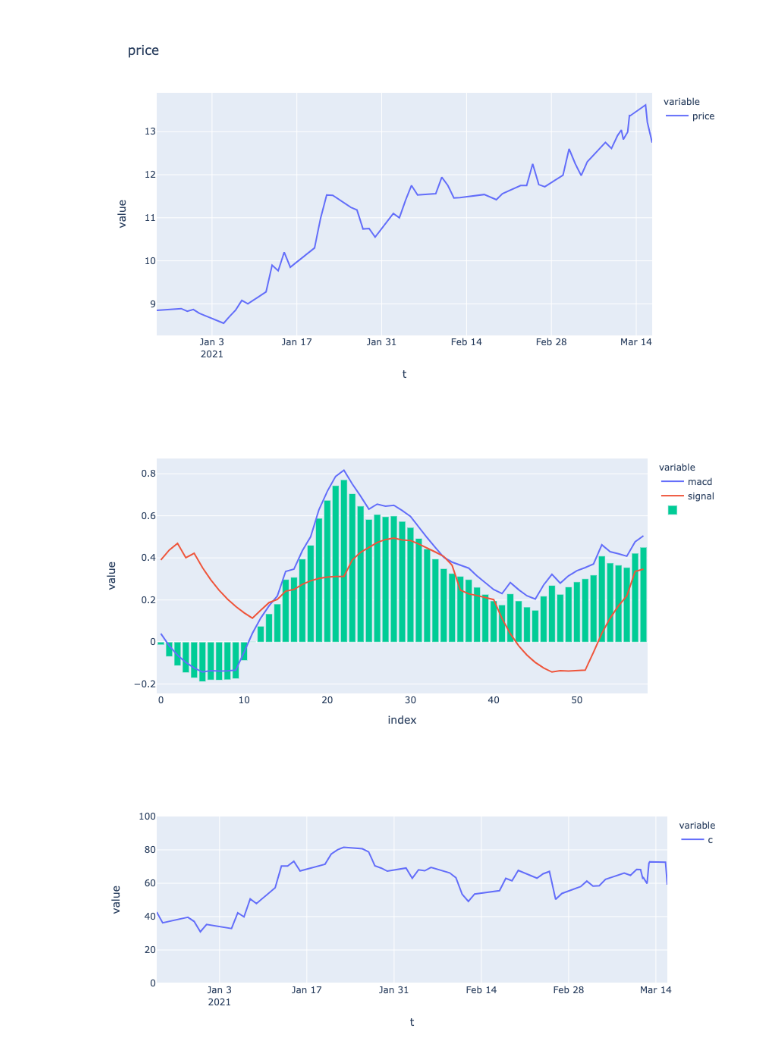
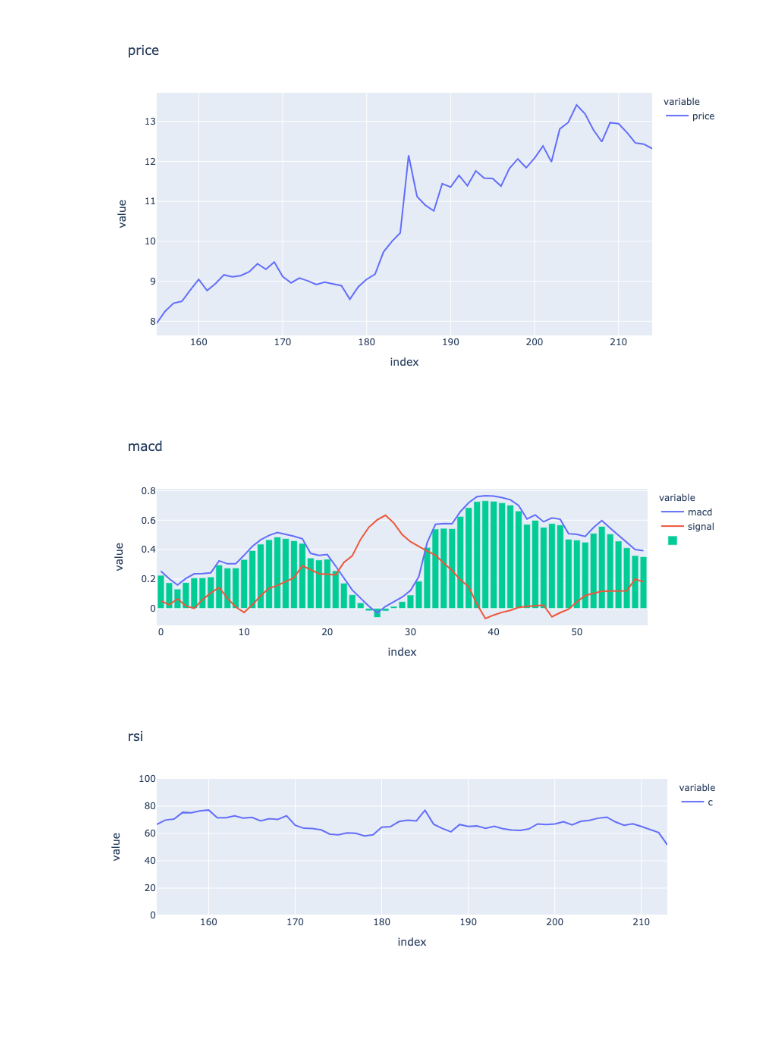
Before and after one commit to tgittos/money-printer-server, a Jupyter notebook: notebooks/stonks/f.ipynb, the cells around one changed output. Cells and saved outputs as stored; diff of their text form; code cells hidden in the pictures; blank space fills up the shorter version.

```diff
--- a/notebooks/stonks/f.ipynb
+++ b/notebooks/stonks/f.ipynb
@@ -41,0 +12,6 @@ fh.get_daily_closings(ticker, datetime.today(), include_ah = datetime.now() > da
+# %%
+ticker = 'F'
+
+mysql = Mysql()
+# %%
+mysql.update_candles(ticker, 60)
@@ -42,10 +33,12 @@ fh.get_daily_closings(ticker, datetime.today(), include_ah = datetime.now() > da
+# %%
+data = mysql.get_closes_by_symbol(ticker)
 # %%
 days = 60
 
 macd_vals = macd_over_period(list(data['c']), days)
-rsi_vals = rsi(data)
+rsi_vals = rsi(data, 28)
 
-price_line = data['c'].tail(days)
+price_line = data[['t','c']].tail(days)
 macd_line = list([i[0] for i in macd_vals])[-1-days:-1]
 sig_line = list([i[1] for i in macd_vals])[-1-days:-1]
 histo = list([i[2] for i in macd_vals])[-1-days:-1]
@@ -59,11 +52,12 @@ oscillator_dicts = [
 ]
 
 data_dicts = [
-    { 'label': 'close', 'data': chart_data }
+    { 'label': 'close', 'data': price_line }
 ]
 
 # chart(ticker, data_dicts, oscillator_dicts)
 import plotly.express as px
+import plotly.graph_objs as go
 import pandas
 
 oscillators_df = pandas.DataFrame({
@@ -72,30 +66,26 @@ oscillators_df = pandas.DataFrame({
 })
 
 chart_data = pandas.DataFrame({
-    'price': price_line
+    'price': price_line['c']
 })
+
 
 fig_price = px.line(
     chart_data, title='price',
     width=700, height=500
 )
 
-# df.index.name = "Thresholds"
-# df.columns.name = "Rate"
+fig_macd = px.line(
+    oscillators_df, title='macd',
+    width=700, height=300
+)
+fig_macd.add_bar(y=histo, name='')
 
-fig = make_subplots(rows=3, cols=1,
-    shared_xaxes=True,
-    vertical_spacing=0.02)
-
-fig_macd = px.line(
-    oscillators_df,
+fig_rsi = px.line(
+    rsi_line, title='rsi',
     width=700, height=250
 )
-
-fig_macd.add_bar(y=histo, name='')
-
-fig_rsi = px.line(rsi_line)
-fig_rsi.update_layout(yaxis_range=[0,100], width=700, height=250)
+fig_rsi.update_layout(yaxis_range=[0,100])
 
 fig_price.show()
 fig_macd.show()
@@ -104,6 +95,6 @@ fig_rsi.show()
-[figure, old version]
+[figure, new version]
-[figure, old version]
+[figure, new version]
-[figure, old version]
+[figure, new version]
 # %%
 stochastic_vals = stochastic_over_period(list(data['c']), days)
 
```
Also changed, not shown: parts of 6 cells of this notebook, 22 other files.
